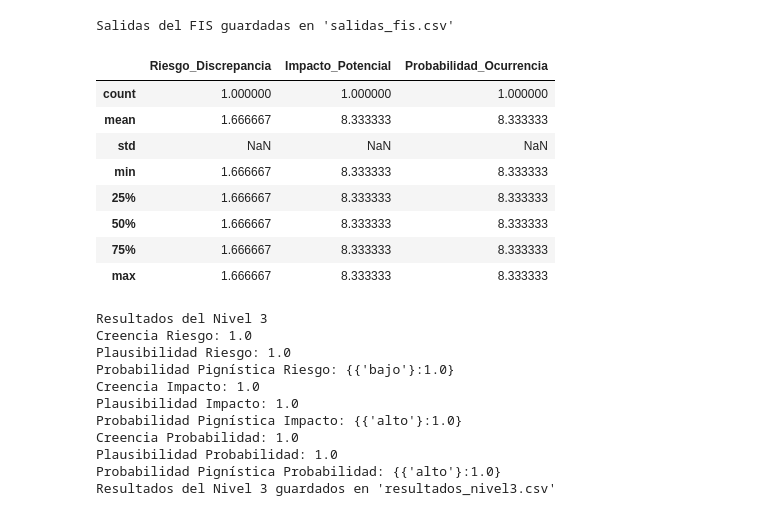
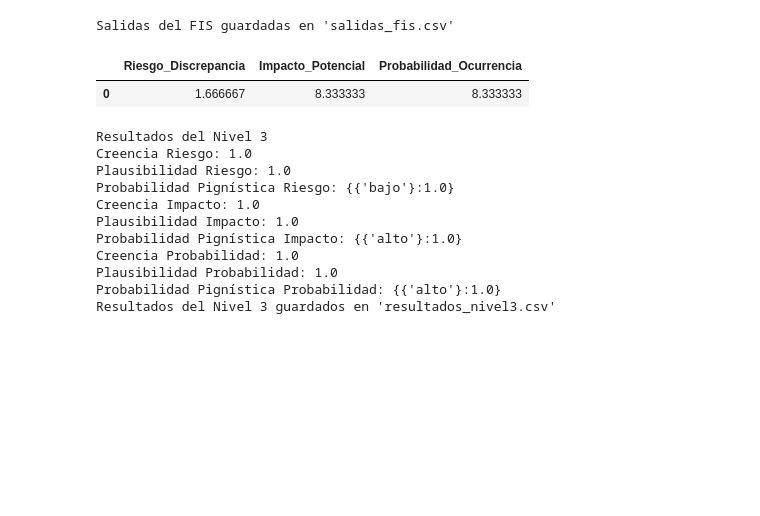
Before and after one commit to juanfer1a/fusion_datos, a Jupyter notebook: taller final/Nivel_3_Riesgo.ipynb, the cells around one changed output. Cells and saved outputs as stored; diff of their text form; code cells hidden in the pictures; blank space fills up the shorter version.

```diff
--- a/taller final/Nivel_3_Riesgo.ipynb
+++ b/taller final/Nivel_3_Riesgo.ipynb
@@ -203,17 +203,10 @@ print("Salidas del FIS guardadas en 'salidas_fis.csv'")
 # %% [output]
 Salidas del FIS guardadas en 'salidas_fis.csv'
 # %%
-salidas_fis.describe()
+salidas_fis
 # %% [output]
 |  | Riesgo_Discrepancia | Impacto_Potencial | Probabilidad_Ocurrencia |
-| count | 1.000000 | 1.000000 | 1.000000 |
-| mean | 1.666667 | 8.333333 | 8.333333 |
-| std | NaN | NaN | NaN |
-| min | 1.666667 | 8.333333 | 8.333333 |
-| 25% | 1.666667 | 8.333333 | 8.333333 |
-| 50% | 1.666667 | 8.333333 | 8.333333 |
-| 75% | 1.666667 | 8.333333 | 8.333333 |
-| max | 1.666667 | 8.333333 | 8.333333 |
+| 0 | 1.666667 | 8.333333 | 8.333333 |
 # %%
 import pandas as pd
 from pyds import MassFunction
```
Also changed, not shown: 7 other files.
